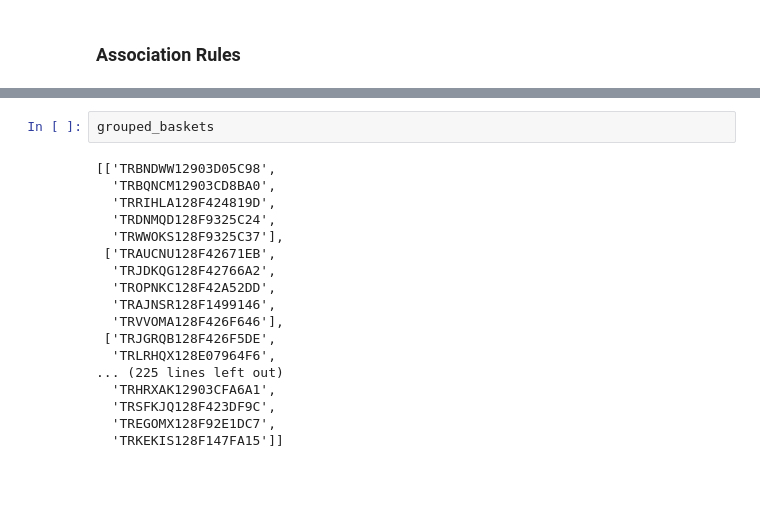
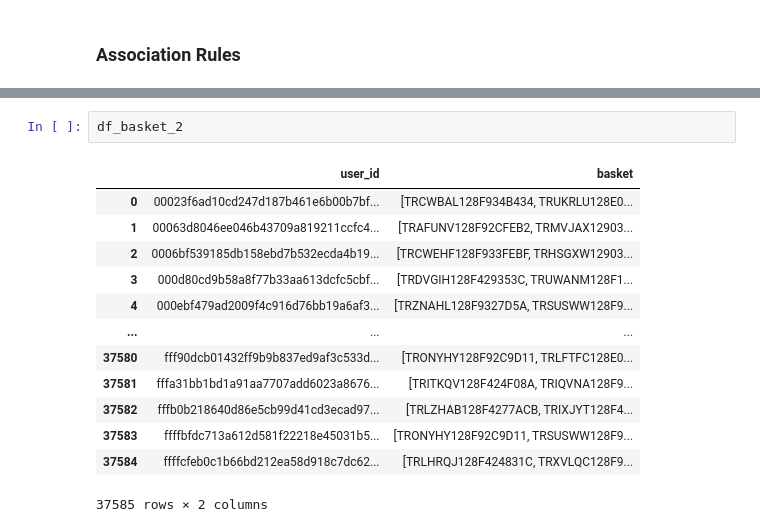
Before and after one commit to annemollelsborg/spotify, a Jupyter notebook: Baskets.ipynb, the cells around one changed output, grey strips where cells are left out. Saved outputs shown, nothing was run; the diff lists cells and outputs as text; blank space fills up the shorter version.

```diff
--- a/Baskets.ipynb
+++ b/Baskets.ipynb
@@ -201,20 +243,16 @@ print(basket_df.shape)
-# %%
-grouped_baskets
-# %% [output]
-[['TRBNDWW12903D05C98',
-  'TRBQNCM12903CD8BA0',
-  'TRRIHLA128F424819D',
-  'TRDNMQD128F9325C24',
-  'TRWWOKS128F9325C37'],
- ['TRAUCNU128F42671EB',
-  'TRJDKQG128F42766A2',
-  'TROPNKC128F42A52DD',
-  'TRAJNSR128F1499146',
-  'TRVVOMA128F426F646'],
- ['TRJGRQB128F426F5DE',
-  'TRLRHQX128E07964F6',
-... (225 lines left out)
-  'TRHRXAK12903CFA6A1',
-  'TRSFKJQ128F423DF9C',
-  'TREGOMX128F92E1DC7',
-  'TRKEKIS128F147FA15']]
+# %%
+df_basket_2
+# %% [output]
+|  | user_id | basket |
+| 0 | 00023f6ad10cd247d187b461e6b00b7bf... | [TRCWBAL128F934B434, TRUKRLU128E0... |
+| 1 | 00063d8046ee046b43709a819211ccfc4... | [TRAFUNV128F92CFEB2, TRMVJAX12903... |
+| 2 | 0006bf539185db158ebd7b532ecda4b19... | [TRCWEHF128F933FEBF, TRHSGXW12903... |
+| 3 | 000d80cd9b58a8f77b33aa613dcfc5cbf... | [TRDVGIH128F429353C, TRUWANM128F1... |
+| 4 | 000ebf479ad2009f4c916d76bb19a6af3... | [TRZNAHL128F9327D5A, TRSUSWW128F9... |
+| ... | ... | ... |
+| 37580 | fff90dcb01432ff9b9b837ed9af3c533d... | [TRONYHY128F92C9D11, TRLFTFC128E0... |
+| 37581 | fffa31bb1bd1a91aa7707add6023a8676... | [TRITKQV128F424F08A, TRIQVNA128F9... |
+| 37582 | fffb0b218640d86e5cb99d41cd3ecad97... | [TRLZHAB128F4277ACB, TRIXJYT128F4... |
+| 37583 | ffffbfdc713a612d581f22218e45031b5... | [TRONYHY128F92C9D11, TRSUSWW128F9... |
+| 37584 | ffffcfeb0c1b66bd212ea58d918c7dc62... | [TRLHRQJ128F424831C, TRXVLQC128F9... |
+37585 rows × 2 columns
```
Also changed, not shown: parts of 11 cells of this notebook, 1 other file.
